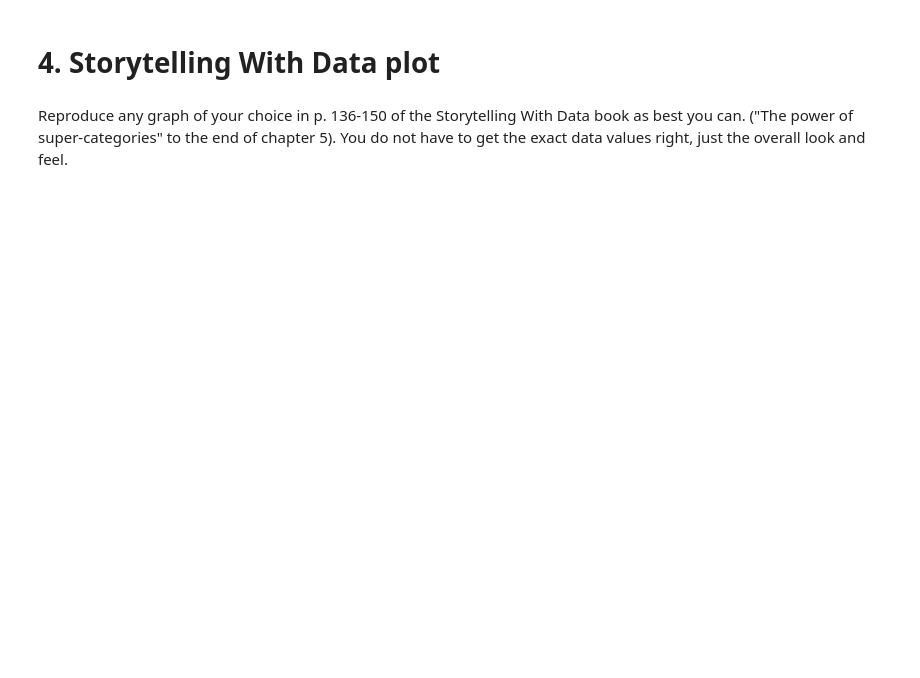
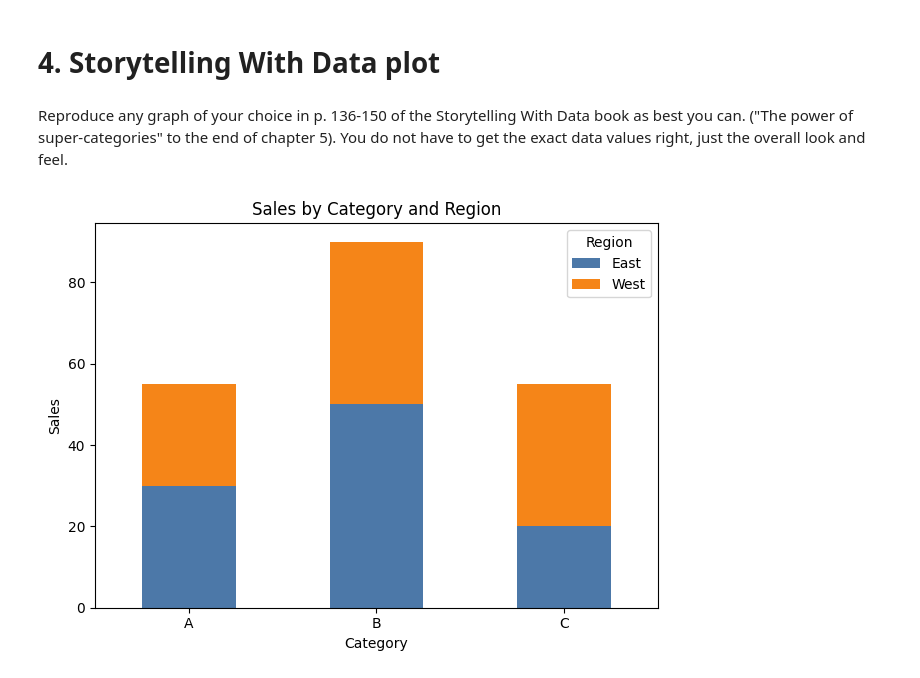
Before and after one commit to JadenNdouopBU/Module-B-semester-2, a Jupyter notebook: OMDS-ModB2-Week9-Ndouop-Jaden.ipynb, the cells around one changed output. Cells and saved outputs as stored; diff of their text form; code cells hidden in the pictures; blank space fills up the shorter version.

```diff
--- a/OMDS-ModB2-Week9-Ndouop-Jaden.ipynb
+++ b/OMDS-ModB2-Week9-Ndouop-Jaden.ipynb
@@ -67,3 +135,26 @@ Try using your correlation information from previous weeks to help choose featur
 # 4. Storytelling With Data plot
 # %% [markdown]
 Reproduce any graph of your choice in p. 136-150 of the Storytelling With Data book as best you can. ("The power of super-categories" to the end of chapter 5). You do not have to get the exact data values right, just the overall look and feel.
+# %%
+import matplotlib.pyplot as plt
+import pandas as pd
+
+data = {
+    'Region': ['East', 'East', 'East', 'West', 'West', 'West'],
+    'Category': ['A', 'B', 'C', 'A', 'B', 'C'],
+    'Value': [30, 50, 20, 25, 40, 35]
+}
+df = pd.DataFrame(data)
+
+pivot_df = df.pivot(index='Category', columns='Region', values='Value')
+
+pivot_df.plot(kind='bar', stacked=True, color=['#4c78a8', '#f58518'])
+plt.title('Sales by Category and Region')
+plt.xlabel('Category')
+plt.ylabel('Sales')
+plt.xticks(rotation=0)
+plt.legend(title='Region')
+plt.tight_layout()
+plt.show()
+# %% [output]
+[figure, added]
```
Also changed, not shown: parts of 5 cells of this notebook, 1 other file.
